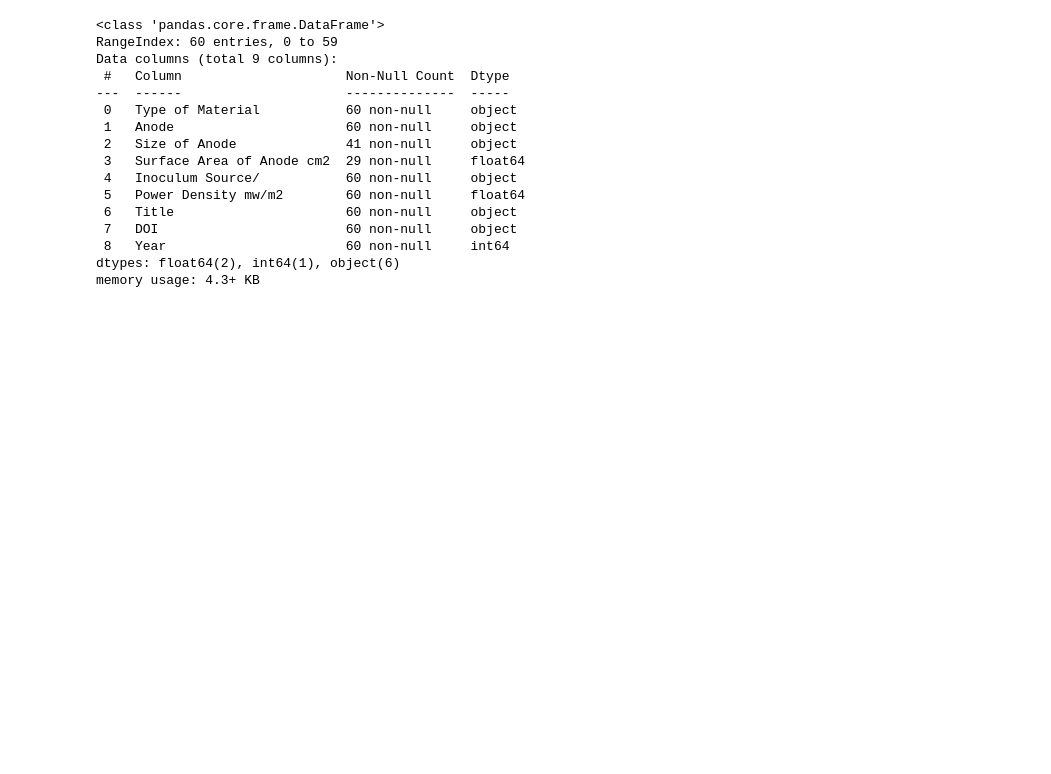
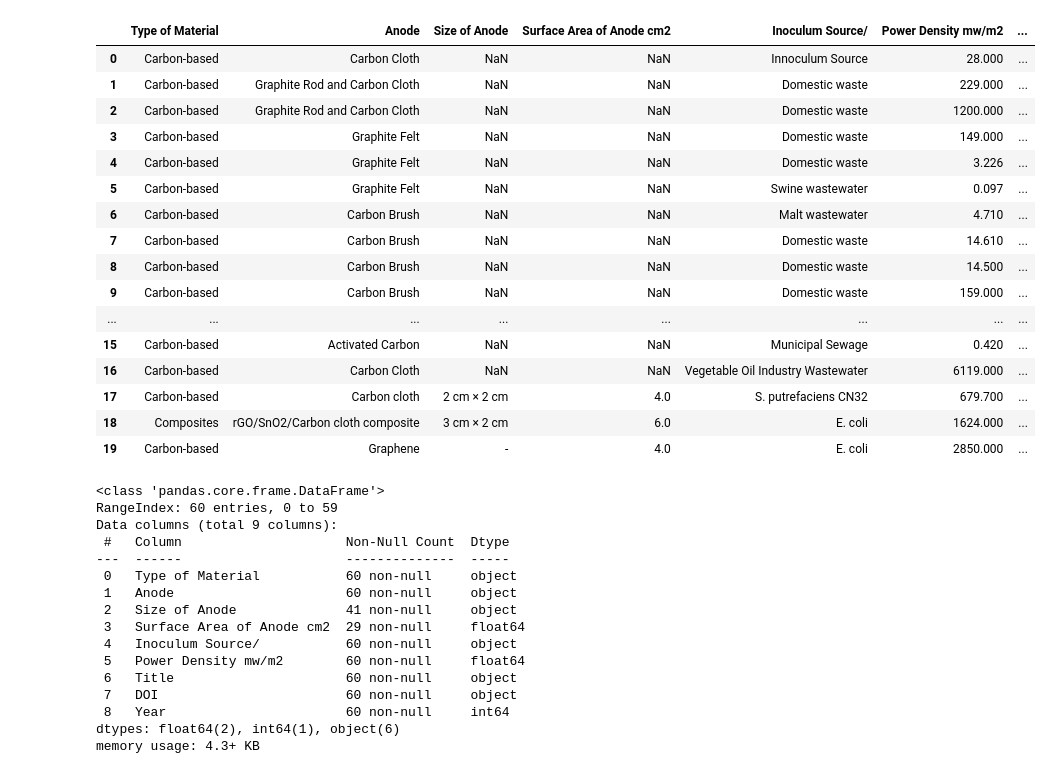
Before and after one commit to pedrohrosabraun/MFC-and-references, a Jupyter notebook: EDA.ipynb, the cells around one changed output. Saved outputs shown, nothing was run; the diff lists cells and outputs as text; code cells hidden in the pictures; blank space fills up the shorter version.

```diff
--- a/EDA.ipynb
+++ b/EDA.ipynb
@@ -7,6 +7,26 @@ import matplotlib.pyplot as plt
 %matplotlib inline
 # %%
 plotmfc = pd.read_csv("combined_1_version.csv")
+# %%
+plotmfc.head(20)
+# %% [output]
+|  | Type of Material | Anode | Size of Anode | Surface Area of Anode cm2 | Inoculum Source/ | Power Density mw/m2 | ... |
+| 0 | Carbon-based | Carbon Cloth | NaN | NaN | Innoculum Source | 28.000 | ... |
+| 1 | Carbon-based | Graphite Rod and Carbon Cloth | NaN | NaN | Domestic waste | 229.000 | ... |
+| 2 | Carbon-based | Graphite Rod and Carbon Cloth | NaN | NaN | Domestic waste | 1200.000 | ... |
+| 3 | Carbon-based | Graphite Felt | NaN | NaN | Domestic waste | 149.000 | ... |
+| 4 | Carbon-based | Graphite Felt | NaN | NaN | Domestic waste | 3.226 | ... |
+| 5 | Carbon-based | Graphite Felt | NaN | NaN | Swine wastewater | 0.097 | ... |
+| 6 | Carbon-based | Carbon Brush | NaN | NaN | Malt wastewater | 4.710 | ... |
+| 7 | Carbon-based | Carbon Brush | NaN | NaN | Domestic waste | 14.610 | ... |
+| 8 | Carbon-based | Carbon Brush | NaN | NaN | Domestic waste | 14.500 | ... |
+| 9 | Carbon-based | Carbon Brush | NaN | NaN | Domestic waste | 159.000 | ... |
+| ... | ... | ... | ... | ... | ... | ... | ... |
+| 15 | Carbon-based | Activated Carbon | NaN | NaN | Municipal Sewage | 0.420 | ... |
+| 16 | Carbon-based | Carbon Cloth | NaN | NaN | Vegetable Oil Industry Wastewater | 6119.000 | ... |
+| 17 | Carbon-based | Carbon cloth | 2 cm × 2 cm | 4.0 | S. putrefaciens CN32 | 679.700 | ... |
+| 18 | Composites | rGO/SnO2/Carbon cloth composite | 3 cm × 2 cm | 6.0 | E. coli | 1624.000 | ... |
+| 19 | Carbon-based | Graphene | - | 4.0 | E. coli | 2850.000 | ... |
 # %%
 plotmfc.info()
 # %% [output]
```
Also changed, not shown: parts of 7 cells of this notebook.
